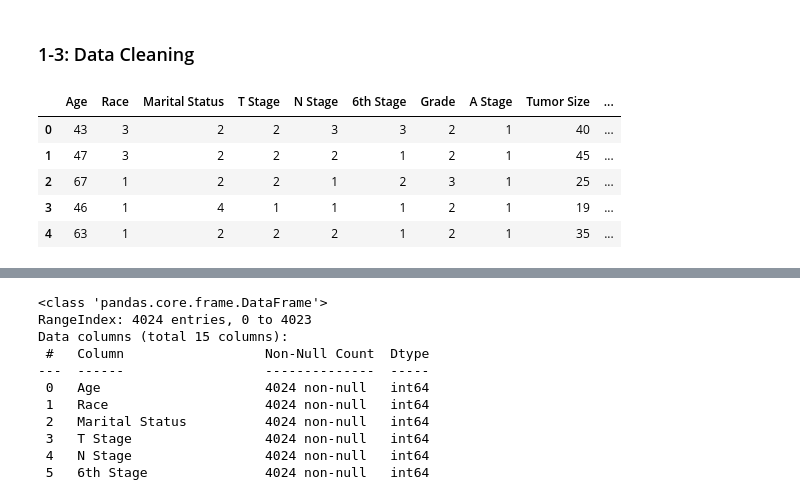
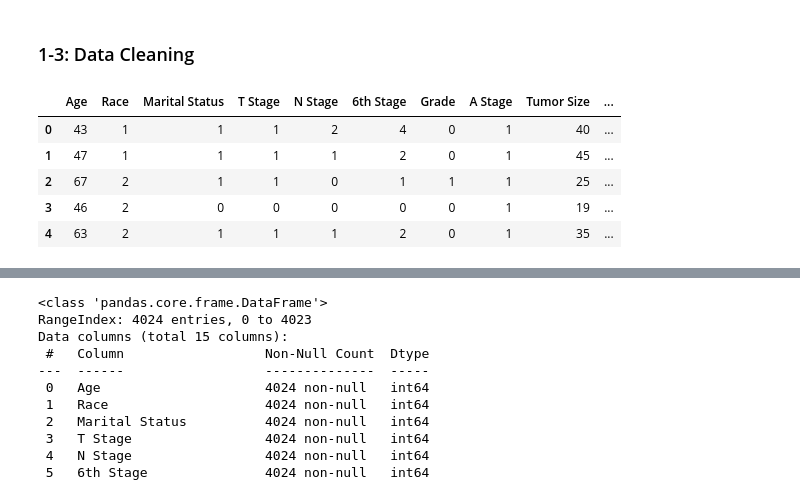
Before and after one commit to nakisa84/Springboard, a Jupyter notebook: capston 2 project/notebooks/BC-DataWrangling.ipynb, the cells around one changed output, grey strips where cells are left out. Saved outputs shown, nothing was run; the diff lists cells and outputs as text; code cells hidden in the pictures.

```diff
--- a/capston 2 project/notebooks/BC-DataWrangling.ipynb
+++ b/capston 2 project/notebooks/BC-DataWrangling.ipynb
@@ -138,14 +142,9 @@ Name: Status, dtype: int64
 # %% [markdown]
 ### 1-3: Data Cleaning
+# %%
+features = list(objetc_columns.index)
 # %%
-#convert all categorical columns data to numeric as below:
-cleanup_nums = { 'Race': {'White':1, 'Black':2, 'Other (American Indian/AK Native, Asian/Pacific Islander)':3},
-                 'Marital Status':{'Single (never married)':1, 'Married (including common law)':2,'Separated':3,'Divorced':4,'Widowed':5},
-                 'T Stage':{'T1':1, 'T2':2, 'T3':3, 'T4':4},
-                 'N Stage':{'N1':1, 'N2':2, 'N3':3},
-                 '6th Stage':{'IIA':1, 'IIB':2, 'IIIA':1, 'IIIB':2, 'IIIC':3},
-                 'Grade':{'Moderately differentiated; Grade II':2, 'Poorly differentiated; Grade III':3, 'Well differentiated; Grade I':1, 'Undifferentiated; anaplastic; Grade IV':4},
-                 'A Stage':{'Regional':1, 'Distant':2},
-                 'Estrogen Status':{'Positive':1,'Negative':2},
-                 'Progesterone Status':{'Positive':1,'Negative':2},
-                 'Status':{'Alive':1,'Dead':0}}
+# Encode Categorical Columns
+le = preprocessing.LabelEncoder()
+df_numerical = df.copy()
+df_numerical[features] = df_numerical[features].apply(le.fit_transform)
@@ -154,9 +151,9 @@ df.replace(cleanup_nums, inplace=True)
 # %%
-df.head()
+df_numerical.head()
 # %% [output]
 |  | Age | Race | Marital Status | T Stage | N Stage | 6th Stage | Grade | A Stage | Tumor Size | ... |
-| 0 | 43 | 3 | 2 | 2 | 3 | 3 | 2 | 1 | 40 | ... |
-| 1 | 47 | 3 | 2 | 2 | 2 | 1 | 2 | 1 | 45 | ... |
-| 2 | 67 | 1 | 2 | 2 | 1 | 2 | 3 | 1 | 25 | ... |
-| 3 | 46 | 1 | 4 | 1 | 1 | 1 | 2 | 1 | 19 | ... |
-| 4 | 63 | 1 | 2 | 2 | 2 | 1 | 2 | 1 | 35 | ... |
+| 0 | 43 | 1 | 1 | 1 | 2 | 4 | 0 | 1 | 40 | ... |
+| 1 | 47 | 1 | 1 | 1 | 1 | 2 | 0 | 1 | 45 | ... |
+| 2 | 67 | 2 | 1 | 1 | 0 | 1 | 1 | 1 | 25 | ... |
+| 3 | 46 | 2 | 0 | 0 | 0 | 0 | 0 | 1 | 19 | ... |
+| 4 | 63 | 2 | 1 | 1 | 1 | 2 | 0 | 1 | 35 | ... |
```
Also changed, not shown: parts of 18 cells of this notebook, 7 other files.
